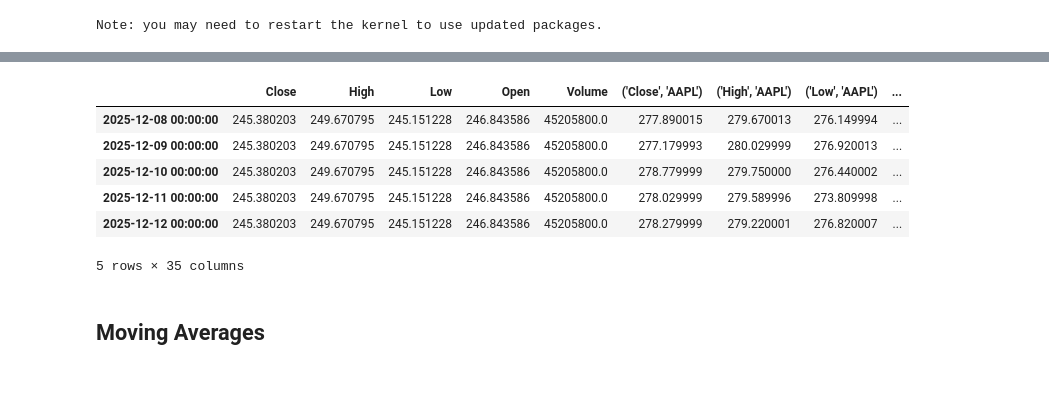
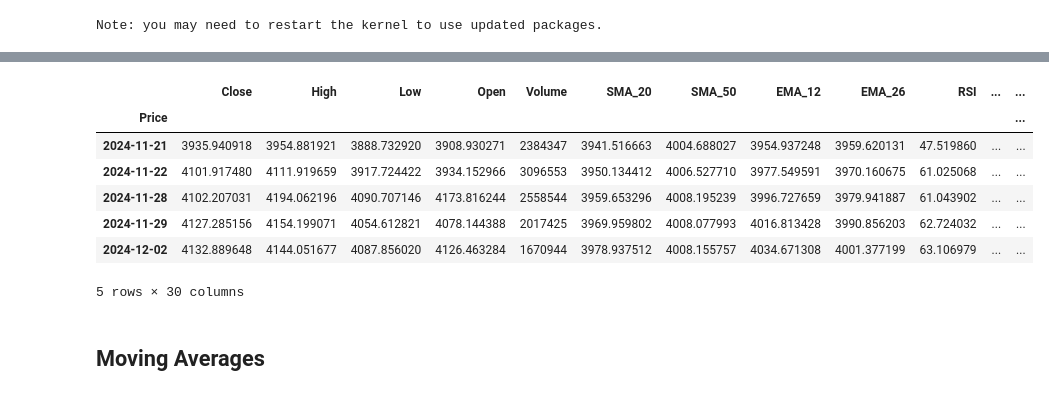
Before and after one commit to nkmehta216/SnowMore, a Jupyter notebook: algo-trading-project/notebooks/02_indicators.ipynb, the cells around one changed output, grey strips where cells are left out. Drawn from its saved outputs; the diff is of its cells as text; code cells hidden in the pictures.

Commit message:
altered code acc to latest tickers

```diff
--- a/algo-trading-project/notebooks/02_indicators.ipynb
+++ b/algo-trading-project/notebooks/02_indicators.ipynb
@@ -19,7 +21,8 @@ Note: you may need to restart the kernel to use updated packages.
 # %%
 # Load data (try multiple possible locations)
 from pathlib import Path
-ticker = 'AAPL'
+# Use project tickers (DEFAULT_TICKERS) instead of AAPL
+ticker = DEFAULT_TICKERS[1]  # change index to pick another project ticker
 candidates = [
     Path('../data/processed') / f'{ticker}_cleaned.csv',
     Path('../../../../data/processed') / f'{ticker}_cleaned.csv',
@@ -48,10 +51,11 @@ Loading cleaned CSV from: ..\..\..\..\data\processed\AAPL_cleaned.csv
-|  | Close | High | Low | Open | Volume | ('Close', 'AAPL') | ('High', 'AAPL') | ('Low', 'AAPL') | ... |
-| 2025-12-08 00:00:00 | 245.380203 | 249.670795 | 245.151228 | 246.843586 | 45205800.0 | 277.890015 | 279.670013 | 276.149994 | ... |
-| 2025-12-09 00:00:00 | 245.380203 | 249.670795 | 245.151228 | 246.843586 | 45205800.0 | 277.179993 | 280.029999 | 276.920013 | ... |
-| 2025-12-10 00:00:00 | 245.380203 | 249.670795 | 245.151228 | 246.843586 | 45205800.0 | 278.779999 | 279.750000 | 276.440002 | ... |
-| 2025-12-11 00:00:00 | 245.380203 | 249.670795 | 245.151228 | 246.843586 | 45205800.0 | 278.029999 | 279.589996 | 273.809998 | ... |
-| 2025-12-12 00:00:00 | 245.380203 | 249.670795 | 245.151228 | 246.843586 | 45205800.0 | 278.279999 | 279.220001 | 276.820007 | ... |
+|  | Close | High | Low | Open | Volume | SMA_20 | SMA_50 | EMA_12 | EMA_26 | RSI | ... | ... |
+| Price |  |  |  |  |  |  |  |  |  |  |  | ... |
+| 2024-11-21 | 3935.940918 | 3954.881921 | 3888.732920 | 3908.930271 | 2384347 | 3941.516663 | 4004.688027 | 3954.937248 | 3959.620131 | 47.519860 | ... | ... |
+| 2024-11-22 | 4101.917480 | 4111.919659 | 3917.724422 | 3934.152966 | 3096553 | 3950.134412 | 4006.527710 | 3977.549591 | 3970.160675 | 61.025068 | ... | ... |
+| 2024-11-28 | 4102.207031 | 4194.062196 | 4090.707146 | 4173.816244 | 2558544 | 3959.653296 | 4008.195239 | 3996.727659 | 3979.941887 | 61.043902 | ... | ... |
+| 2024-11-29 | 4127.285156 | 4154.199071 | 4054.612821 | 4078.144388 | 2017425 | 3969.959802 | 4008.077993 | 4016.813428 | 3990.856203 | 62.724032 | ... | ... |
+| 2024-12-02 | 4132.889648 | 4144.051677 | 4087.856020 | 4126.463284 | 1670944 | 3978.937512 | 4008.155757 | 4034.671308 | 4001.377199 | 63.106979 | ... | ... |
-5 rows × 35 columns
+5 rows × 30 columns
 # %% [markdown]
 ## Moving Averages
 # %%
```
Also changed, not shown: parts of 4 cells of this notebook, 9 other files.
